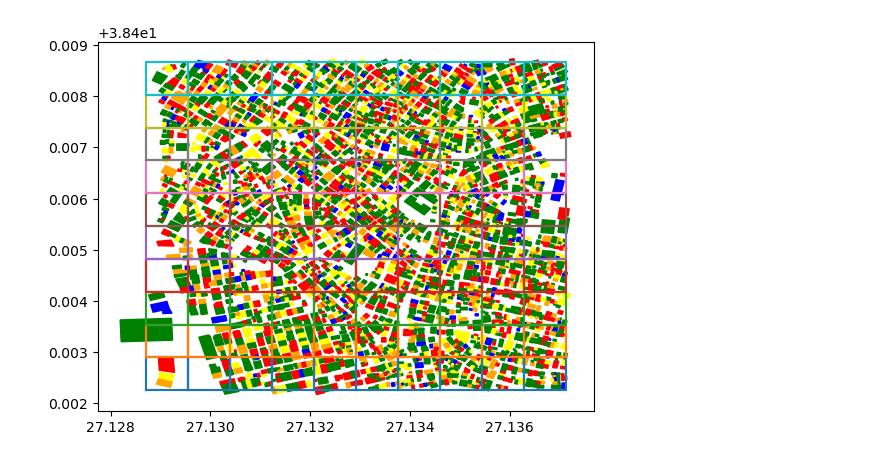
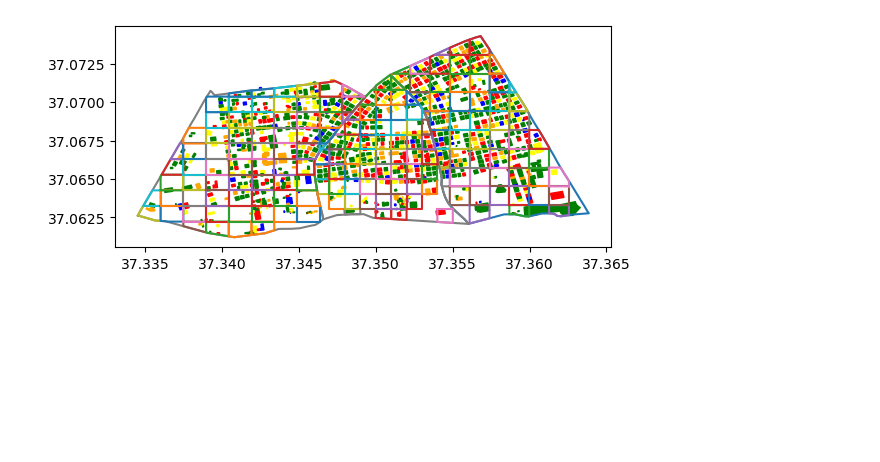
Before and after one commit to shreyakejriwal02/SARO_CORE2023, a Jupyter notebook: import_map.ipynb, the cells around one changed output. Drawn from its saved outputs; the diff is of its cells as text; code cells hidden in the pictures; blank space fills up the shorter version.

```diff
--- a/import_map.ipynb
+++ b/import_map.ipynb
@@ -12,11 +60,9 @@ def import_areas(address, distance):
 # %%
 # defines a function which imports all buildings in an area
-def import_buildings(address, distance):
+def import_buildings(area):
     # importing osm location
-    buildings = ox.features.features_from_address(address, tags={'building': True}, dist=distance)
-
-    # creating area
-    area = Area(1, address)
+    geometry = area.geometry
+    buildings = ox.features.features_from_polygon(geometry, tags={'building': True})
 
     # creating object for each building
     bld_lst = []
@@ -28,7 +74,9 @@ def import_buildings(address, distance):
 
         bld = Building(id, geo, center_point, bld_function)
         bld_lst.append(bld)
+        area.add_building(bld)
     return bld_lst, area
 
-address = "Çimentepe Mahallesi"
-buildings, area = import_buildings(address, 350)
+for a in areas:
+    buildings, area = import_buildings(a)
+    print(len(a.buildings))
@@ -40,12 +92,9 @@ from trial_1 import Sub_Area
 from trial_1 import Area
 
 # defines a function which generates sub_areas by dividing the boundary of all combined buildings in cells, x_steps = n of cells in x dir, y_steps = n of cells in y dir, and associating buildings with sub_areas
-def generate_sub_areas(buildings, x_steps, y_steps):
-    # save all the center_points of the buildings in a geodataframe
-    center_points = gpd.GeoDataFrame({'points': [o.center_point for o in buildings]}, geometry = 'points')
-
+def generate_sub_areas(area, buildings, x_steps, y_steps):
     # set bounds of graph to the bounds of center points
-    xmin, ymin, xmax, ymax = center_points.total_bounds
+    xmin, ymin, xmax, ymax = area.bbox.bounds
     x_range = xmax - xmin
     y_range = ymax - ymin
 
@@ -63,56 +112,74 @@ def generate_sub_areas(buildings, x_steps, y_steps):
     # create cells and plot to graph, add buildings to subarea classes
     sub_areas = []
     i = 0
     j = 0
     for x in cols[:-1]:
         # while the buildings have x values in the range of this column, add them to a list
         filt_blds = []
-        while (sorted_blds[i].center_point.x >= x) and (sorted_blds[i].center_point.x < (x+width)):
+        while (i < len(sorted_blds)) and (sorted_blds[i].center_point.x >= x) and (sorted_blds[i].center_point.x < (x+width)):
             filt_blds.append(sorted_blds[i])
             filt_blds = sorted(filt_blds, key=lambda x: (x.center_point.y))
             i += 1
 
         for y in rows[:-1]:
             # create a cell, sub_area object, and associate the cell with the object
             polygon = Polygon([(x,y), (x+width, y), (x+width, y+height), (x, y+height)])
             sub_area = Sub_Area(j, polygon)
 
             # while the buildings in that column have y values in the range of this row, add them to the cell object
             while (len(filt_blds) > 0) and (filt_blds[0].center_point.y >= y) and (filt_blds[0].center_point.y < (y+height)):
                 sub_area.add_building(filt_blds.pop(0))
-            sub_areas.append(sub_area)
 
-            # add the sub_areas to the area
-            area.add_sub_area(sub_area)
+            # only add the sub_area if it has buildings in it
+            if sub_area.buildings != []:
+                sub_areas.append(sub_area)
 
-            j += 1
+                # add the sub_areas to the area
+                area.add_sub_area(sub_area)
+
+                # crop the geometry of the sub_area with the are geometry
+                sub_area.crop_geometry()
+
+                j += 1
     return sub_areas
 
-sub_areas = generate_sub_areas(buildings, 10, 10)
+# create the sub_areas for each area
+for a in areas:
+    generate_sub_areas(a, a.buildings, 10, 10)
 
-# this code is plotting the sub_area geometry
-# create empty graph and plot sub_area geometry to graph
-fig, ax = plt.subplots()
+# defines a function which plots the geometry of the areas, sub_areas and buildings
+def show_geometry(areas):
+    # create empty graph and plot sub_area geometry to graph
+    fig, ax = plt.subplots()
+    ax.set_aspect('equal')
 
-for o in area.sub_areas:
-    ax.plot(*o.geometry.exterior.xy)
-    # print([o.sub_area_id, o.geometry, o.priority_weight, o.buildings])
+    for a in areas:
+        # Plot the area exterior boundary
+        x, y = a.geometry.exterior.xy
+        ax.plot(x, y)  # You can set a specific color
 
-# this is plotting the geometry of the buildings
-# save each geometry attribute in a list
-geos = [o.geometry for o in buildings]
+        # plot the sub_area geometry
+        for s in a.sub_areas:
+            ax.plot(*s.geometry.exterior.xy)
 
-# choices of different colours with corresponding weights
-population = ['green', 'blue', 'yellow', 'orange', 'red']
-weights = [0.45, 0.05, 0.15, 0.12, 0.23]
+        # plot the building geometry
+        # save each building geometry attribute in a list
+        geos = [o.geometry for o in a.buildings]
 
-# for every geometry choose a colour, fill the geometry and plot to graph
-for g in geos:
-    c = choices(population, weights)[0]
-    x, y = g.exterior.xy
-    ax.fill(x, y, color = c)
+        # choices of different colours with corresponding weights
+        population = ['green', 'blue', 'yellow', 'orange', 'red']
+        weights = [0.45, 0.05, 0.15, 0.12, 0.23]
 
-# Display the plot
-plt.show()
+        # for every geometry choose a colour, fill the geometry and plot to graph
+        for g in geos:
+            c = choices(population, weights)[0]
+            x, y = g.exterior.xy
+            ax.fill(x, y, color = c)
+
+    # Display the plot
+    plt.show()
+
+# show the geometry for each area, sub_area and building
+show_geometry(areas)
 # %% [output]
-[figure, old version]
+[figure, new version]
```
Also changed, not shown: parts of 7 cells of this notebook, 15 other files.
